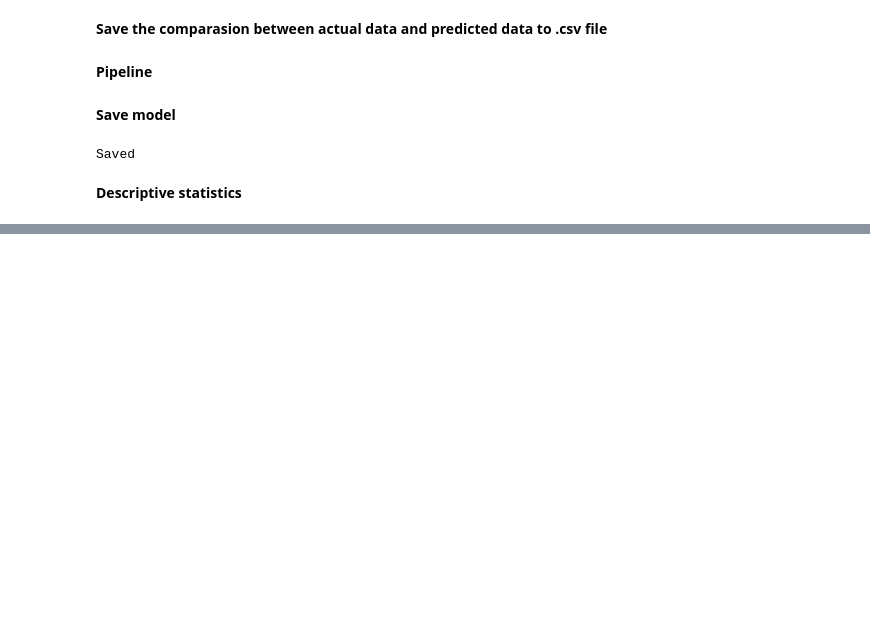
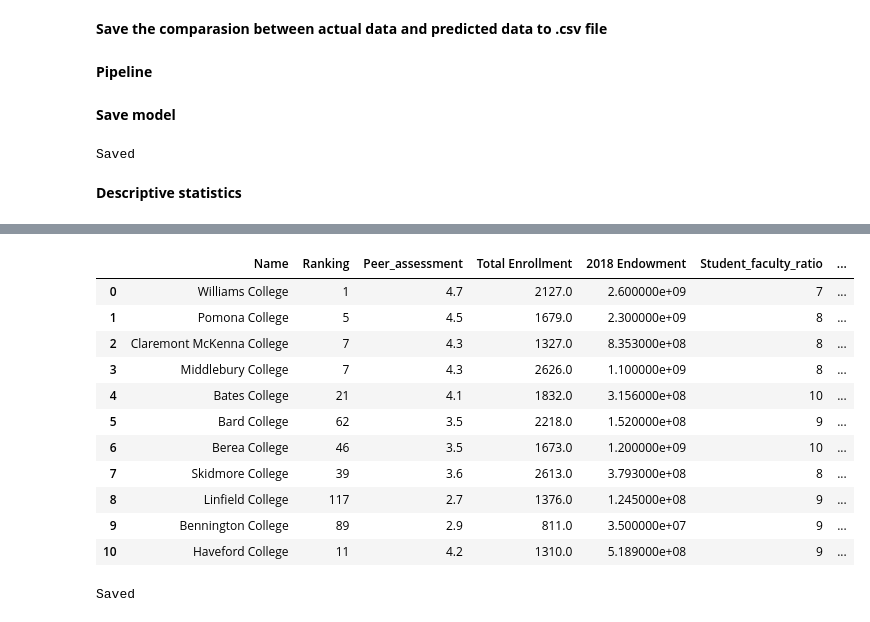
Before and after one commit to panda1835/building_LAC_2, a Jupyter notebook: USnews Regression.ipynb, the cells around one changed output, grey strips where cells are left out. Cells and saved outputs as stored; diff of their text form; code cells hidden in the pictures; blank space fills up the shorter version.

Commit message:
Task 4 finished, create a table of comparasion between raw data and average-in-group of colleges of interest

```diff
--- a/USnews Regression.ipynb
+++ b/USnews Regression.ipynb
@@ -268,0 +198,4 @@ Warnings:
+# %%
+college = ["Williams College", "Pomona College", "Claremont McKenna College", "Middlebury College", "Bates College", \
+             "Bard College", "Berea College", "Skidmore College", "Linfield College", "Bennington College", \
+             "Haveford College"]
@@ -268,0 +211,20 @@ Warnings:
+# %%
+# Create new dataframe with colleges of interest only
+table = pd.DataFrame()
+for i in college:
+    table = table.append(usnews[usnews['Name'] == i], ignore_index = True)
+# %%
+table
+# %% [output]
+|  | Name | Ranking | Peer_assessment | Total Enrollment | 2018 Endowment | Student_faculty_ratio | ... |
+| 0 | Williams College | 1 | 4.7 | 2127.0 | 2.600000e+09 | 7 | ... |
+| 1 | Pomona College | 5 | 4.5 | 1679.0 | 2.300000e+09 | 8 | ... |
+| 2 | Claremont McKenna College | 7 | 4.3 | 1327.0 | 8.353000e+08 | 8 | ... |
+| 3 | Middlebury College | 7 | 4.3 | 2626.0 | 1.100000e+09 | 8 | ... |
+| 4 | Bates College | 21 | 4.1 | 1832.0 | 3.156000e+08 | 10 | ... |
+| 5 | Bard College | 62 | 3.5 | 2218.0 | 1.520000e+08 | 9 | ... |
+| 6 | Berea College | 46 | 3.5 | 1673.0 | 1.200000e+09 | 10 | ... |
+| 7 | Skidmore College | 39 | 3.6 | 2613.0 | 3.793000e+08 | 8 | ... |
+| 8 | Linfield College | 117 | 2.7 | 1376.0 | 1.245000e+08 | 9 | ... |
+| 9 | Bennington College | 89 | 2.9 | 811.0 | 3.500000e+07 | 9 | ... |
+| 10 | Haveford College | 11 | 4.2 | 1310.0 | 5.189000e+08 | 9 | ... |
@@ -268,0 +257,5 @@ Warnings:
+# %%
+table.to_csv('Table.csv')
+print('Saved')
+# %% [output]
+Saved
```
Also changed, not shown: parts of 13 cells of this notebook, 1 other file.
